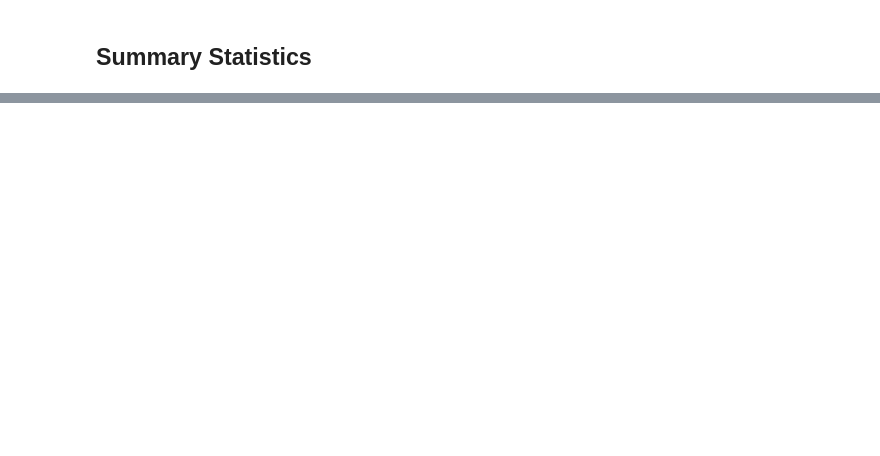
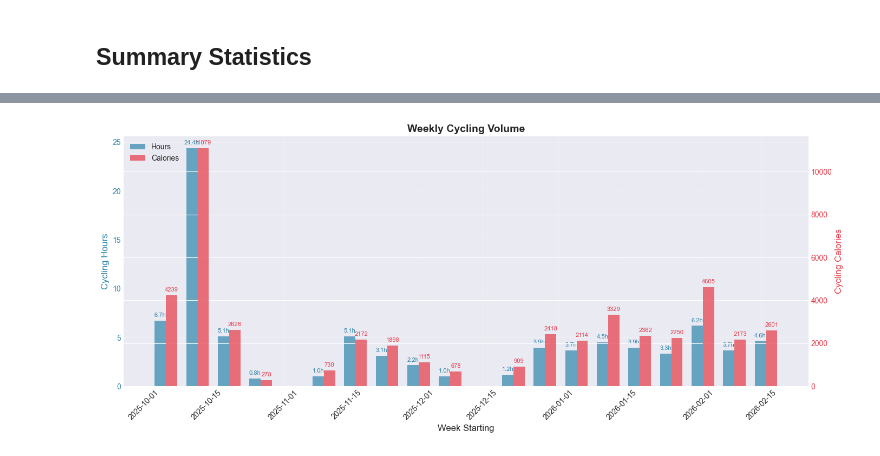
Before and after one commit to peterewills/fitness, a Jupyter notebook: weight_and_nutrition_analysis.ipynb, the cells around one changed output, grey strips where cells are left out. Saved outputs shown, nothing was run; the diff lists cells and outputs as text; code cells hidden in the pictures; blank space fills up the shorter version.

```diff
--- a/weight_and_nutrition_analysis.ipynb
+++ b/weight_and_nutrition_analysis.ipynb
@@ -503,0 +425,61 @@ Weekly Trends:
+# %%
+# Calculate weekly cycling totals
+weekly_cycling = cycling_df.groupby('Week').agg({
+    'Duration_Hours': 'sum',
+    'Cycling_Calories': 'sum'
+}).reset_index()
+weekly_cycling['Week_Start'] = weekly_cycling['Week'].dt.start_time
+
+# Create weekly cycling summary chart
+fig, ax1 = plt.subplots(figsize=(14, 6))
+
+# Left y-axis: Hours
+color_hours = '#2E86AB'
+ax1.set_xlabel('Week Starting', fontsize=12)
+ax1.set_ylabel('Cycling Hours', fontsize=12, color=color_hours)
+ax1.tick_params(axis='y', labelcolor=color_hours)
+ax1.tick_params(axis='x', rotation=45)
+
+# Right y-axis: Calories
+ax2 = ax1.twinx()
+color_cals = '#E63946'
+ax2.set_ylabel('Cycling Calories', fontsize=12, color=color_cals)
+ax2.tick_params(axis='y', labelcolor=color_cals)
+
+# Add grid
+ax1.grid(True, alpha=0.3)
+
+# Bar width
+x = weekly_cycling['Week_Start']
+width = pd.Timedelta(days=2.5)
+
+# Plot hours bars
+ax1.bar(x - width/2, weekly_cycling['Duration_Hours'], width=width,
+        label='Hours', color=color_hours, alpha=0.7)
+
+# Plot calories bars
+ax2.bar(x + width/2, weekly_cycling['Cycling_Calories'], width=width,
+        label='Calories', color=color_cals, alpha=0.7)
+
+# Add value labels
+for _, row in weekly_cycling.iterrows():
+    ax1.annotate(f"{row['Duration_Hours']:.1f}h",
+                xy=(row['Week_Start'] - width/2, row['Duration_Hours']),
+                xytext=(0, 5), textcoords='offset points',
+                ha='center', fontsize=8, color=color_hours)
+    ax2.annotate(f"{row['Cycling_Calories']:.0f}",
+                xy=(row['Week_Start'] + width/2, row['Cycling_Calories']),
+                xytext=(0, 5), textcoords='offset points',
+                ha='center', fontsize=8, color=color_cals)
+
+ax1.set_title('Weekly Cycling Volume', fontsize=14, fontweight='bold')
+
+# Combine legends
+lines1, labels1 = ax1.get_legend_handles_labels()
+lines2, labels2 = ax2.get_legend_handles_labels()
+ax1.legend(lines1 + lines2, labels1 + labels2, loc='upper left', fontsize=10)
+
+plt.tight_layout()
+plt.show()
+# %% [output]
+[figure, added]
```
Also changed, not shown: parts of 24 cells of this notebook, 2 other files.
